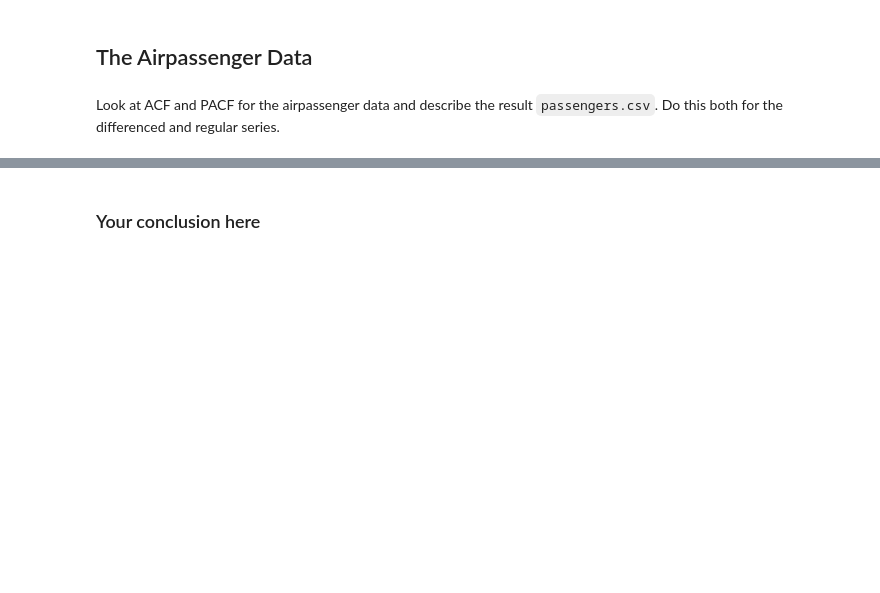
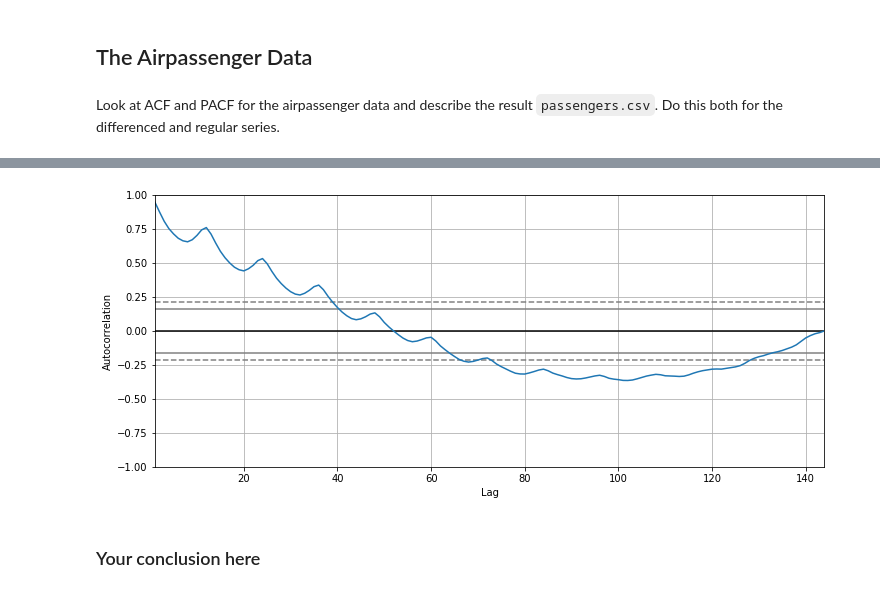
Before and after one commit to feiqi9047/dsc-3-26-05-correlation-and-autocorrelation-in-time-series-lab-nyc-ds-career-031119, a Jupyter notebook: index.ipynb, the cells around one changed output, grey strips where cells are left out. Cells and saved outputs as stored; diff of their text form; code cells hidden in the pictures; blank space fills up the shorter version.

```diff
--- a/index.ipynb
+++ b/index.ipynb
@@ -137,2 +146,6 @@ Look at ACF and PACF for the airpassenger data and describe the result `passenge
 # %%
 # your code here
+plt.figure(figsize=(12,5))
+pd.plotting.autocorrelation_plot(air);
+# %% [output]
+[figure, added]
```
Also changed, not shown: parts of 2 cells of this notebook.
